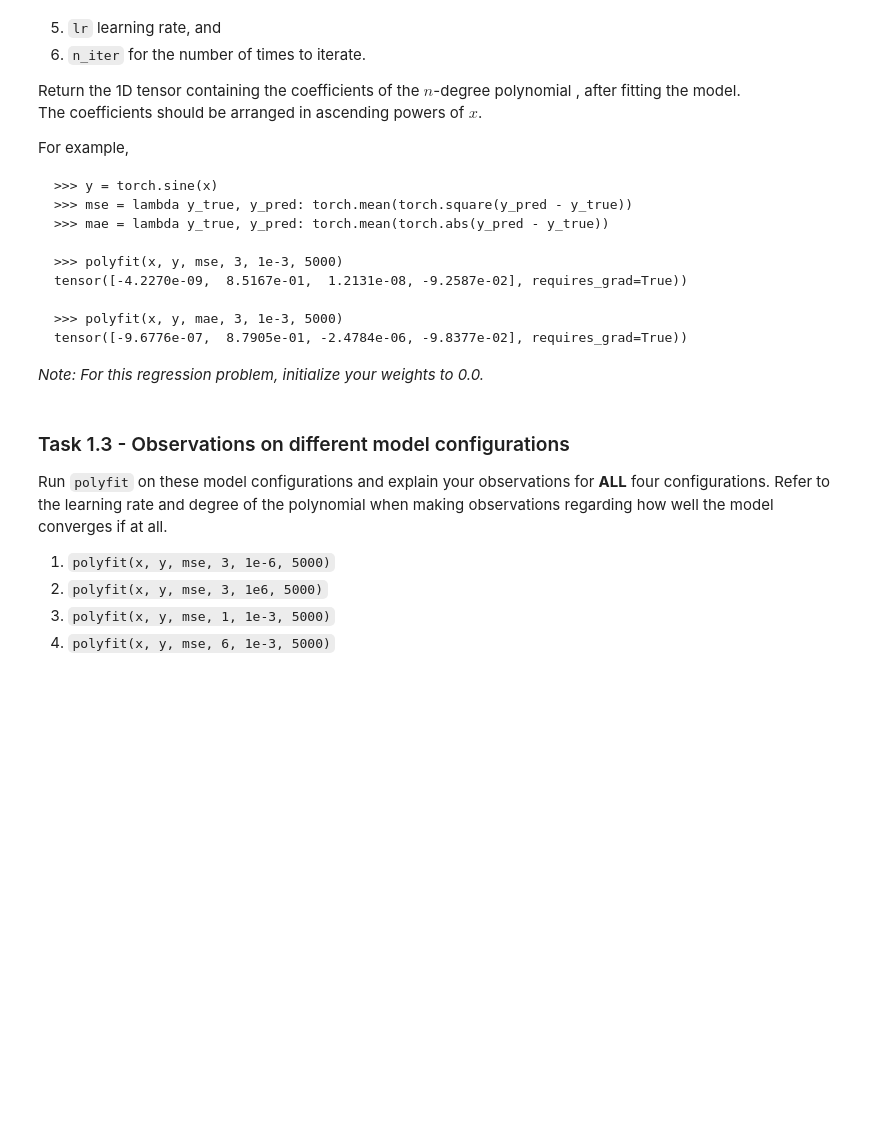
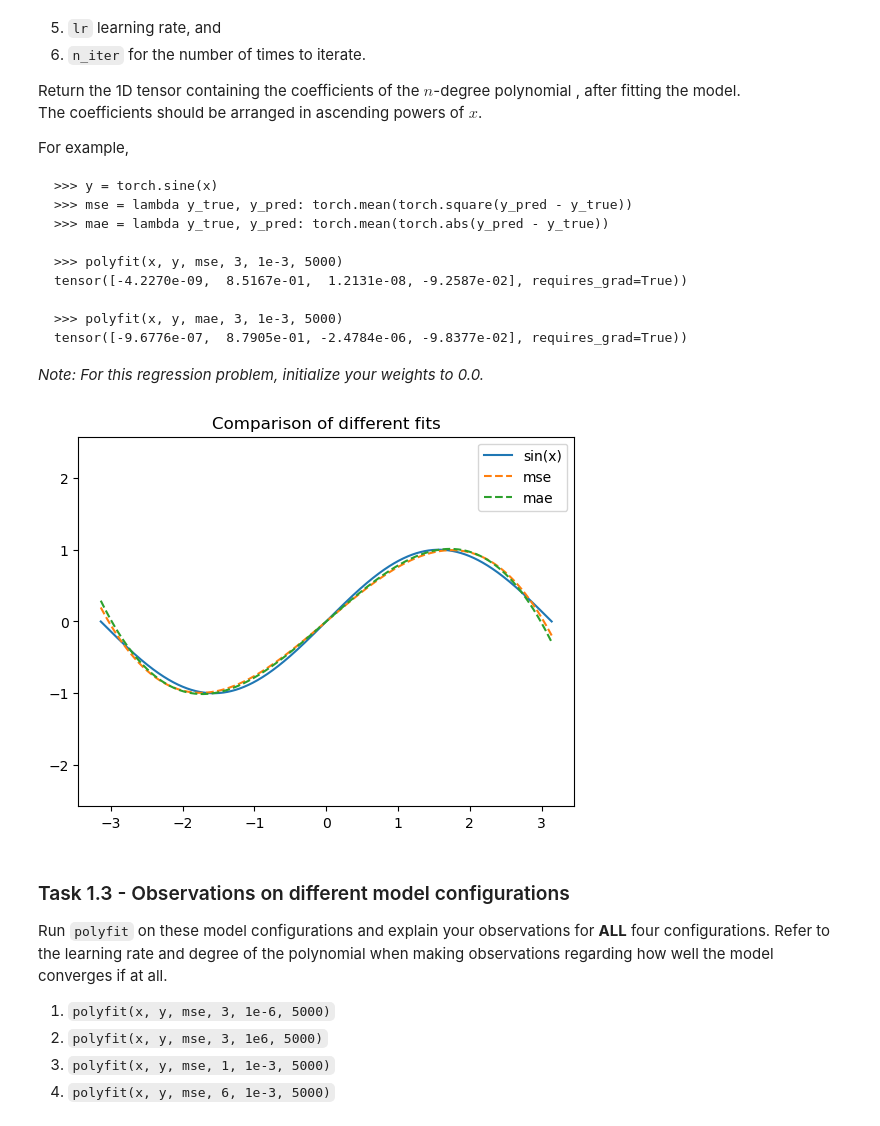
Before and after one commit to Kurtyjlee/CS2109S, a Jupyter notebook: ps6/ps6.ipynb, the cells around one changed output. Saved outputs shown, nothing was run; the diff lists cells and outputs as text; code cells hidden in the pictures; blank space fills up the shorter version.

```diff
--- a/ps6/ps6.ipynb
+++ b/ps6/ps6.ipynb
@@ -261,34 +290,54 @@ def polyfit(x, y, loss_fn, n, lr, n_iter):
         lr : Learning rate
         n_iter : The number of iterations of gradient descent
 
     Returns
     -------
         Near-optimal coefficients of the nth-degree polynomial as a tensor of shape (1, n+1) after `n_iter` epochs.
     """
-    raise NotImplementedError
+
+    weights = torch.zeros(n + 1, requires_grad=True)
+
+    for t in range(1, n_iter + 1):
+        # Forward pass: compute predicted y
+        y_pred = weights @ x ** torch.arange(n + 1).reshape(-1, 1)
+
+        # Compute loss
+        loss = loss_fn(y_pred, y)
+
+        # Automatically compute gradients
+        loss.backward()
+
+        # Update weights using gradient descent
+        with torch.no_grad():
+            weights -= lr * weights.grad
+            weights.grad.zero_()
+
+    return weights
 
 x = torch.linspace(-math.pi, math.pi, 1000)
 
 # Original true values
 y = torch.sin(x)
 plt.plot(x, y, linestyle='solid', label='sin(x)')
 
 # MSE
 mse = lambda y_true, y_pred: torch.mean(torch.square(y_pred - y_true))
 a, b, c, d = polyfit(x, y, mse, 3, 1e-3, 5000)
 y_pred_mse = a + b * x + c * x ** 2 + d * x ** 3
 plt.plot(x, y_pred_mse.detach().numpy(), linestyle='dashed', label=f'mse')
 
 # MAE
 mae = lambda y_true, y_pred: torch.mean(torch.abs(y_pred - y_true))
 a, b, c, d = polyfit(x, y, mae, 3, 1e-3, 5000)
 y_pred_mae = a + b * x + c * x ** 2 + d * x ** 3
 plt.plot(x, y_pred_mae.detach().numpy(), linestyle='dashed', label=f'mae')
 
 plt.axis('equal')
 plt.title('Comparison of different fits')
 plt.legend()
 plt.show()
+# %% [output]
+[figure, added]
 # %%
 x = torch.linspace(-math.pi, math.pi, 10)
 y = torch.sin(x)
```
Also changed, not shown: parts of 21 cells of this notebook, 9 other files.
